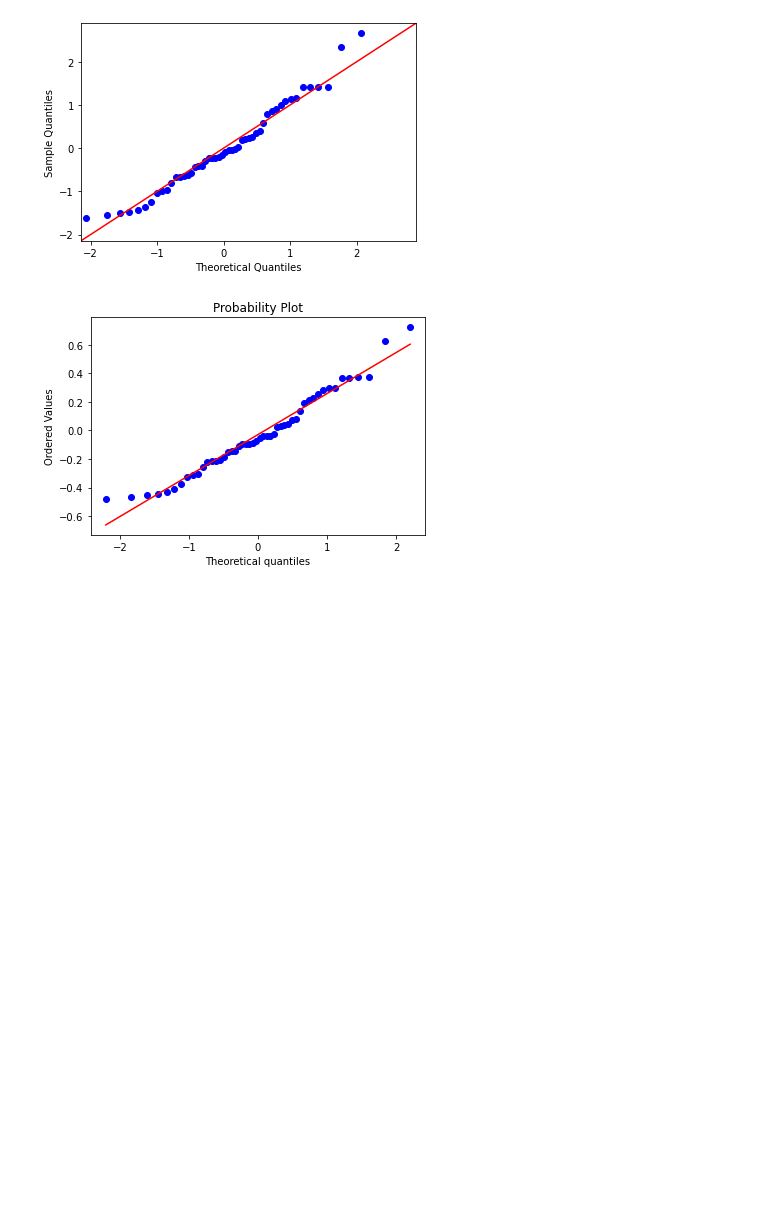
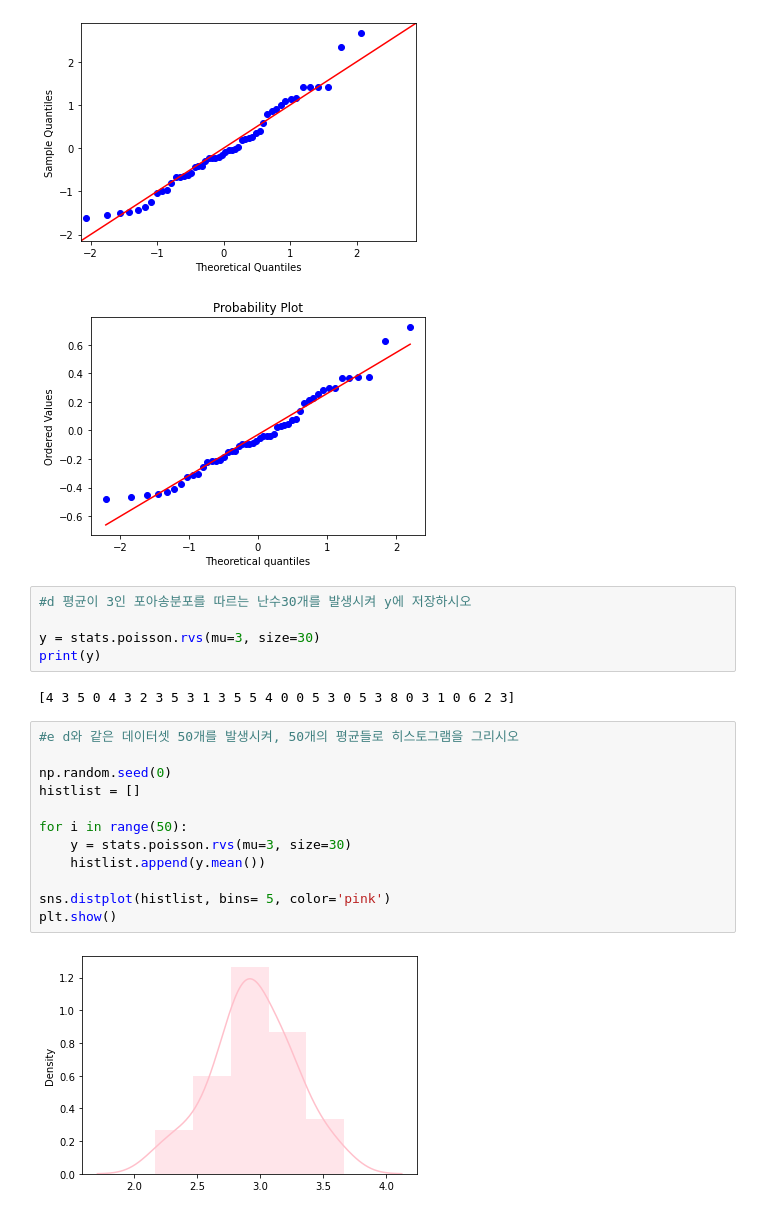
Before and after one commit to hellosunil/TIL-Today-I-Learned-, a Jupyter notebook: Python 통계 프로그래밍.ipynb, the cells around one changed output. Cells and saved outputs as stored; diff of their text form; blank space fills up the shorter version.

```diff
--- a/Python 통계 프로그래밍.ipynb
+++ b/Python 통계 프로그래밍.ipynb
@@ -2389,3 +2392,24 @@ plt.show()
 # %% [output]
 [figure]
 [figure]
+# %%
+#d 평균이 3인 포아송분포를 따르는 난수30개를 발생시켜 y에 저장하시오
+
+y = stats.poisson.rvs(mu=3, size=30)
+print(y)
+# %% [output]
+[4 3 5 0 4 3 2 3 5 3 1 3 5 5 4 0 0 5 3 0 5 3 8 0 3 1 0 6 2 3]
+# %%
+#e d와 같은 데이터셋 50개를 발생시켜, 50개의 평균들로 히스토그램을 그리시오
+
+np.random.seed(0)
+histlist = []
+
+for i in range(50):
+    y = stats.poisson.rvs(mu=3, size=30)
+    histlist.append(y.mean())
+
+sns.distplot(histlist, bins= 5, color='pink')
+plt.show()
+# %% [output]
+[figure, added]
```
Also changed, not shown: parts of 15 cells of this notebook, 5 other files.
